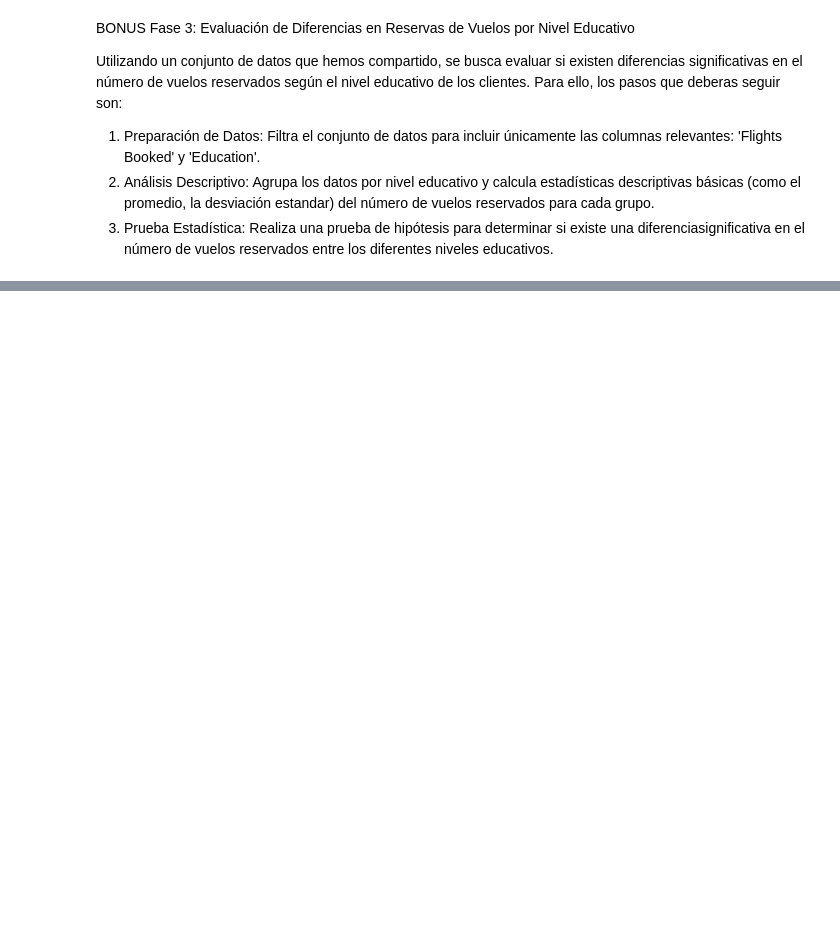
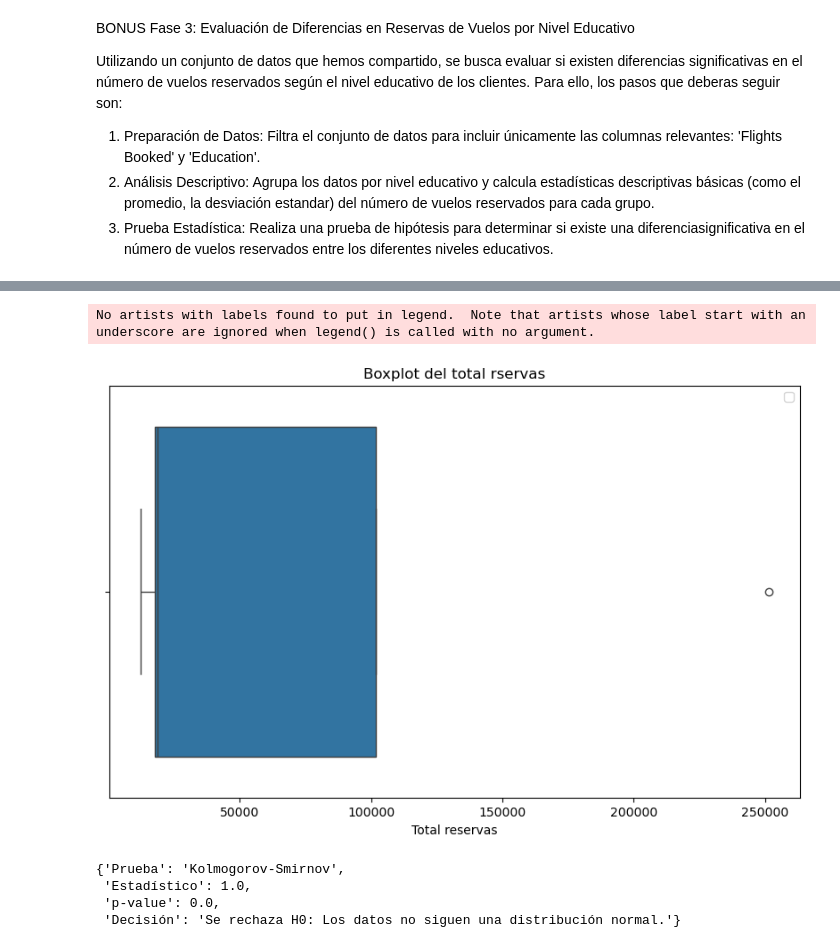
Before and after one commit to Adalab/bda-modulo-3-evaluacion-final-23lau, a Jupyter notebook: Evaluacion_modulo3.ipynb, the cells around one changed output, grey strips where cells are left out. Cells and saved outputs as stored; diff of their text form; code cells hidden in the pictures; blank space fills up the shorter version.

```diff
--- a/Evaluacion_modulo3.ipynb
+++ b/Evaluacion_modulo3.ipynb
@@ -1255,0 +1520,9 @@ Utilizando un conjunto de datos que hemos compartido, se busca evaluar si existe
+# %%
+plt.figure(figsize=(10, 6))
+sns.boxplot(x=reservas_nivel_educativo['Total reservas'])
+plt.legend()
+plt.title('Boxplot del total rservas')
+plt.show()
+# %% [output]
+No artists with labels found to put in legend.  Note that artists whose label start with an underscore are ignored when legend() is called with no argument.
+[figure, added]
@@ -1255,0 +1548,8 @@ Utilizando un conjunto de datos que hemos compartido, se busca evaluar si existe
+# %%
+data = reservas_nivel_educativo["Total reservas"]
+check_normalidad(data)
+# %% [output]
+{'Prueba': 'Kolmogorov-Smirnov',
+ 'Estadístico': 1.0,
+ 'p-value': 0.0,
+ 'Decisión': 'Se rechaza H0: Los datos no siguen una distribución normal.'}
```
Also changed, not shown: parts of 27 cells of this notebook.
